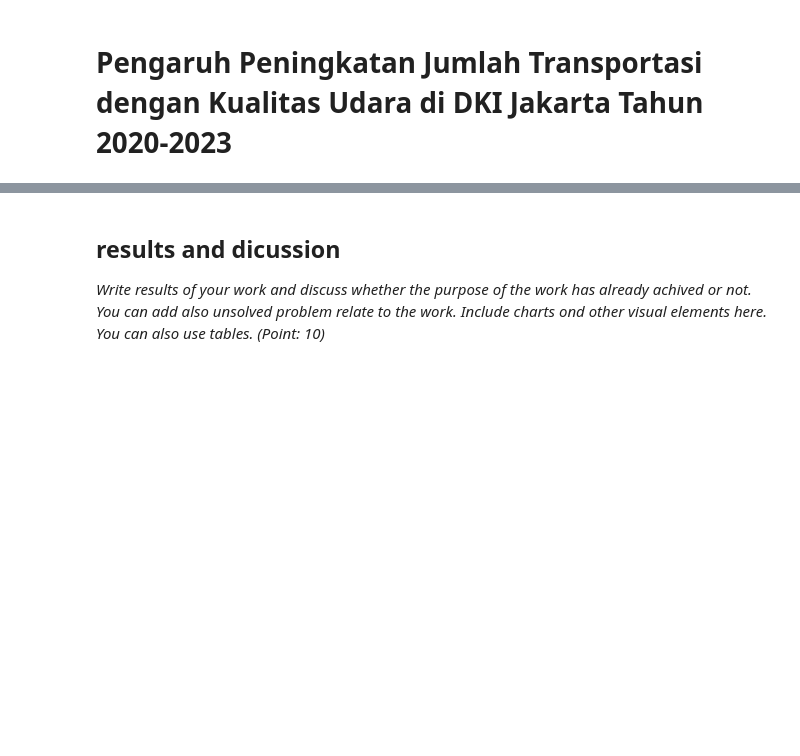
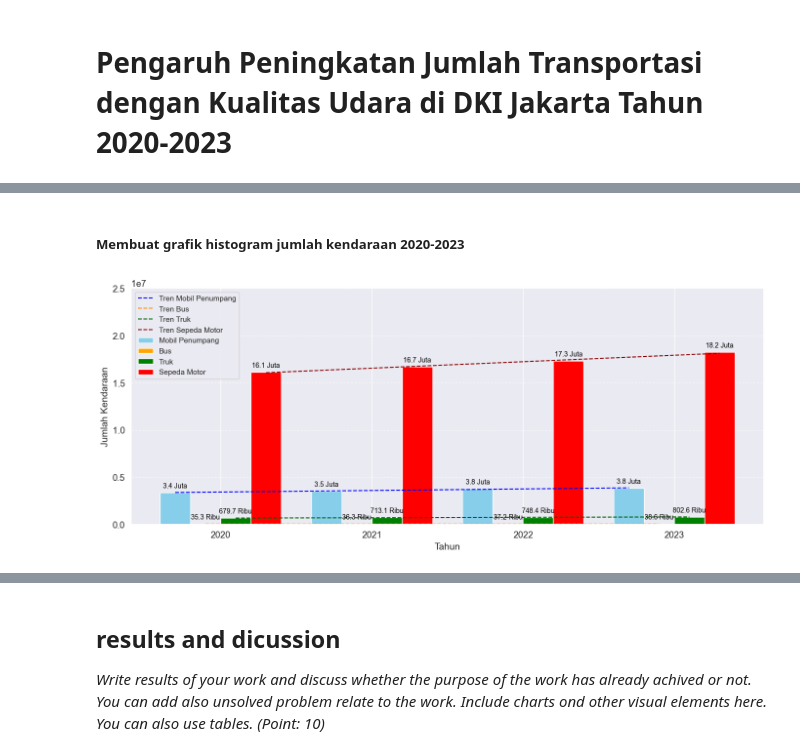
Before and after one commit to Alivican/RBL-PGDA, a Jupyter notebook: RBL KLP 10.ipynb, the cells around one changed output, grey strips where cells are left out. Cells and saved outputs as stored; diff of their text form; code cells hidden in the pictures; blank space fills up the shorter version.

```diff
--- a/RBL KLP 10.ipynb
+++ b/RBL KLP 10.ipynb
@@ -32,0 +191,67 @@ ModuleNotFoundError: No module named 'google'
+# %% [markdown]
+##### **Membuat grafik histogram jumlah kendaraan 2020-2023**
+# %%
+# Data
+tahun = ["2020", "2021", "2022", "2023"]
+mobil_penumpang = [3365467, 3544491, 3766059, 3836692]
+bus = [35266, 36339, 37180, 38615]
+truk = [679708, 713059, 748395, 802603]
+sepeda_motor = [16141380, 16711638, 17304447, 18229176]
+
+x = np.arange(len(tahun))  # posisi untuk sumbu x
+width = 0.2  # lebar batang
+
+# Plot
+fig, ax = plt.subplots(figsize=(14, 6))
+bars1 = ax.bar(x - 1.5 * width, mobil_penumpang, width, label='Mobil Penumpang', color='skyblue')
+bars2 = ax.bar(x - 0.5 * width, bus, width, label='Bus', color='orange')
+bars3 = ax.bar(x + 0.5 * width, truk, width, label='Truk', color='green')
+bars4 = ax.bar(x + 1.5 * width, sepeda_motor, width, label='Sepeda Motor', color='red')
+
+# Fungsi untuk menambahkan label di atas batang
+def add_value_labels(bars, scale=1_000_000, unit='Juta'):
+    for bar in bars:
+        height = bar.get_height()
+        label = f'{height/scale:.1f} {unit}'
+        ax.annotate(label,
+                    xy=(bar.get_x() + bar.get_width() / 2, height),
+                    xytext=(0, 5),
+                    textcoords="offset points",
+                    ha='center', va='bottom', fontsize=10, color='black')
+
+# Tambahkan label dengan satuan Juta
+add_value_labels(bars1, scale=1_000_000, unit='Juta')
+add_value_labels(bars2, scale=1_000, unit='Ribu')
+add_value_labels(bars3, scale=1_000, unit='Ribu')
+add_value_labels(bars4, scale=1_000_000, unit='Juta')
+
+# Fungsi untuk menambahkan garis tren
+def add_trendline(ax, x, y, label, color, offset=0):
+    # Pusatkan data x sesuai posisi batang
+    x_centered = x + offset
+    coeffs = np.polyfit(x_centered, y, 1)  # Regresi linear
+    trendline = np.polyval(coeffs, x_centered)
+
+    # Tambahkan garis tren
+    ax.plot(x_centered, trendline, label=f'Tren {label}', linestyle='--', color=color)
+
+# Tambahkan garis tren untuk setiap kategori
+add_trendline(ax, x, mobil_penumpang, 'Mobil Penumpang', 'blue', offset=-1.5 * width)
+add_trendline(ax, x, bus, 'Bus', 'darkorange', offset=-0.5 * width)
+add_trendline(ax, x, truk, 'Truk', 'darkgreen', offset=0.5 * width)
+add_trendline(ax, x, sepeda_motor, 'Sepeda Motor', 'darkred', offset=1.5 * width)
+
+# Sumbu dan tata letak
+ax.set_ylabel('Jumlah Kendaraan', fontsize=14)
+ax.set_xlabel('Tahun', fontsize=14)
+ax.set_xticks(x)
+ax.set_xticklabels(tahun)
+ax.legend(loc='upper left',fontsize=11)
+ax.grid(axis='y', linestyle='--', alpha=0.7)  # Tambahkan grid horizontal ringan
+ax.set_ylim(0, 2.5e7)
+
+# Menampilkan Grafik
+plt.tight_layout()
+plt.show()
+# %% [output]
+[figure, added]
```
Also changed, not shown: parts of 19 cells of this notebook, 1 other file.
